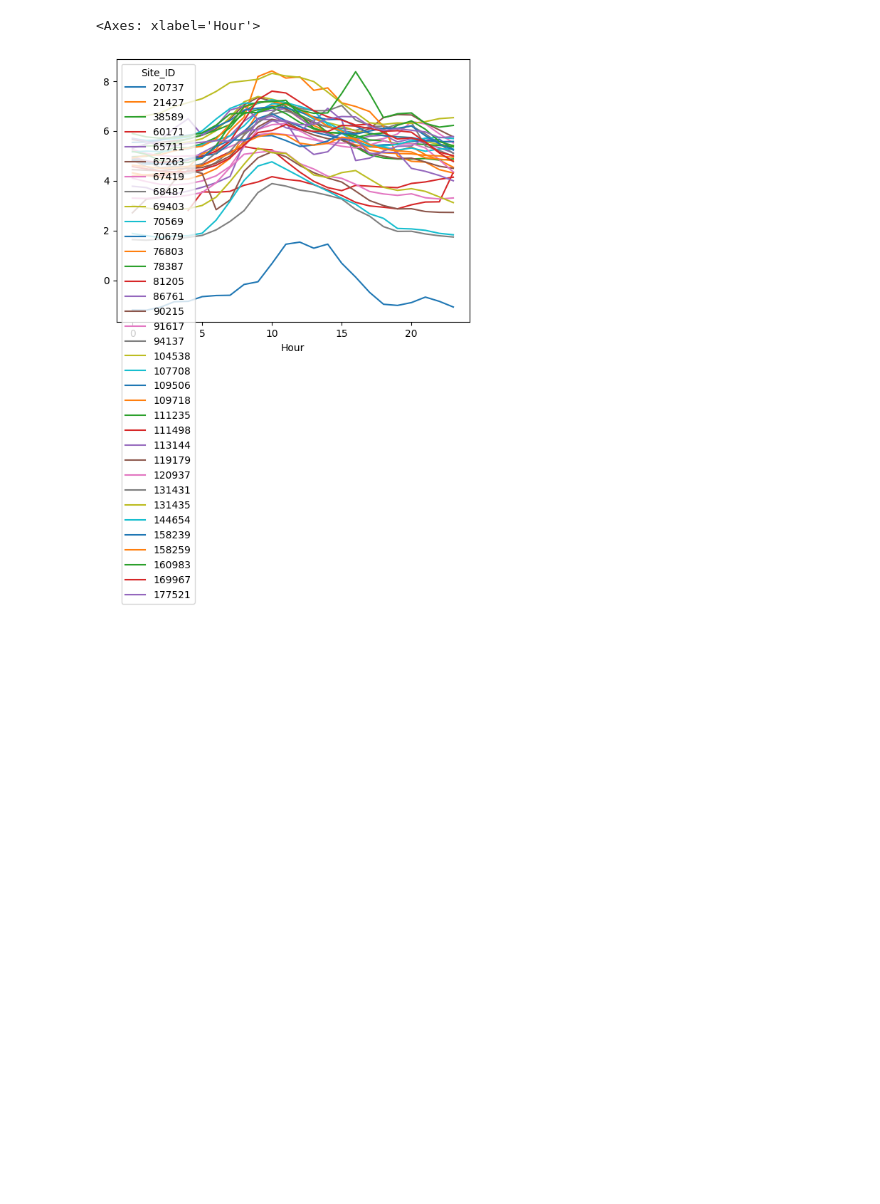
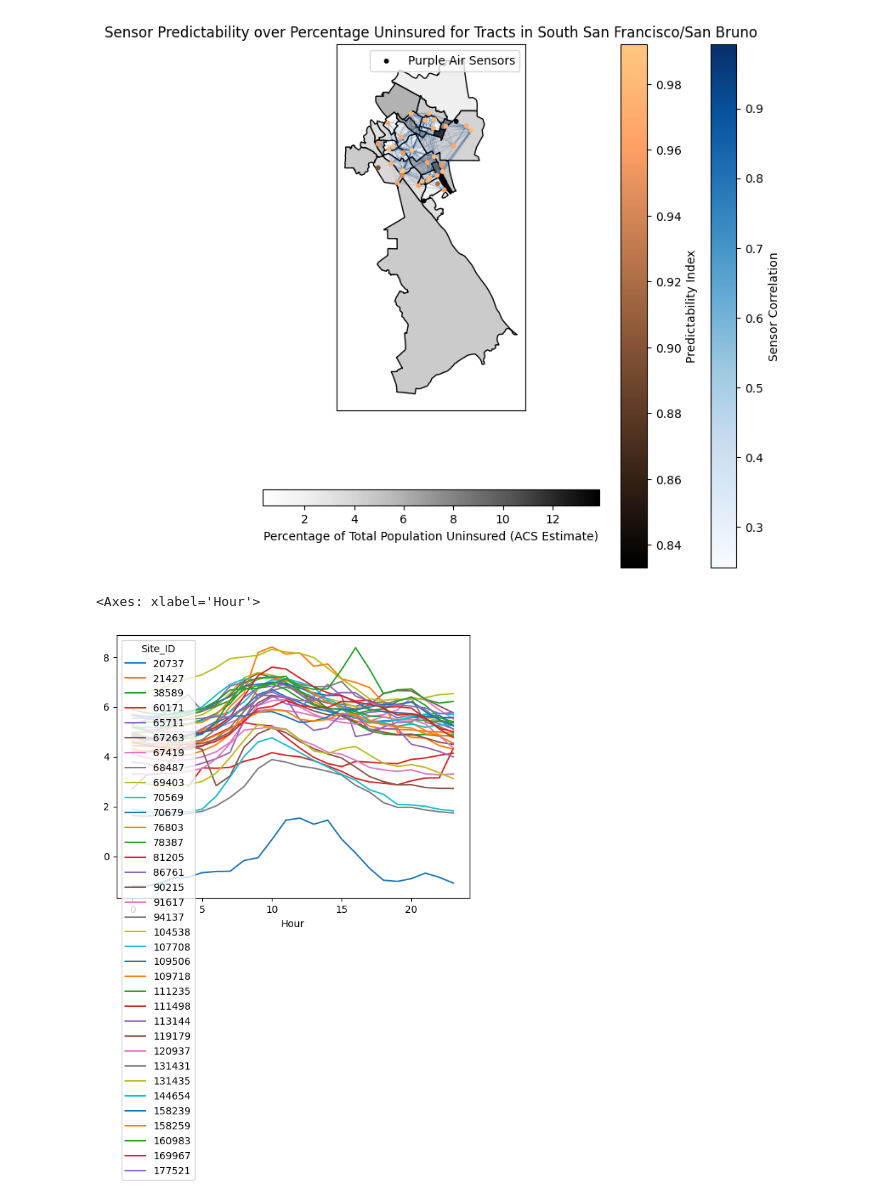
Before and after one commit to macks26/rise-south-city-dashboard, a Jupyter notebook: code/data_analysis_geo.ipynb, the cells around one changed output. Saved outputs shown, nothing was run; the diff lists cells and outputs as text; code cells hidden in the pictures; blank space fills up the shorter version.

```diff
--- a/code/data_analysis_geo.ipynb
+++ b/code/data_analysis_geo.ipynb
@@ -57,0 +155,13 @@ array([ 20737,  21427,  38589,  60171,  65711,  67263,  67419,  68487,
+# %%
+# Manually handling float error because pandas is a fucking dumbass
+def manual_tofloat(val):
+    try:
+        return float(val)
+    except Exception:
+        return float('NaN')
+# %%
+hourly_asds['PM2.5_EPA'] = hourly_asds['PM2.5_EPA'].apply(manual_tofloat)
+# %%
+hourly_asds_pivot = hourly_asds.pivot(index='Datetime', columns='Site_ID', values='PM2.5_EPA')
+# %%
+sensor_corrs = hourly_asds_pivot.corr()
@@ -58,3 +198,90 @@ array([ 20737,  21427,  38589,  60171,  65711,  67263,  67419,  68487,
+# %%
+import matplotlib.colors as mcolors
+
+base = ins_mapping
+coords = np.array([list(point.coords)[0] for point in metadata.geometry])
+
+corr_threshold = 0
+
+G = nx.Graph()
+
+# Add nodes (points)
+for i, point in enumerate(metadata.geometry):
+    G.add_node(i, pos=(point.x, point.y))
+
+predictability = []
+# Add edges (correlations based on distance)
+for i in range(len(metadata)):
+    sensor_i = metadata['Site_ID'][i]
+    sensor_i_corrs = sensor_corrs[sensor_i]
+
+    for j in range(i + 1, len(metadata)):
+        sensor_j = metadata['Site_ID'][j]
+        corr = sensor_i_corrs[sensor_j]
+
+        if corr == corr and abs(corr) > corr_threshold:
+            G.add_edge(i, j, weight=corr)
+
+    predictability.append(sensor_i_corrs[sensor_i_corrs.index != sensor_i].max())
+
+# Step 4: Set the position for each node based on its geographical coordinates
+pos = {i: (metadata.geometry[i].x, metadata.geometry[i].y) for i in range(len(metadata))}
+
+# Step 5: Plot the map with GeoPandas and add the network
+
+fig, ax = plt.subplots(figsize=(8, 8))
+
+# Plot base map (you can use any geopandas dataframe that represents geographical boundaries)
+base.plot(
+    column='S2701_C05_001E',
+    edgecolor='black',
+    cmap='Greys',
+    legend=False,
+    missing_kwds={
+        'color': 'lightgrey',
+        'edgecolor': 'red',
+        'hatch': '///',
+        'label': 'No data'
+    },
+    ax=ax
+)
+
+# Plot the points (nodes of the network)
+#points.plot(ax=ax, color='red', markersize=50, label='Sensors')
+
+edges, weights = zip(*nx.get_edge_attributes(G,'weight').items())
+edge_width = list(map(lambda w: 4*w**50, weights))
+edge_cmap = plt.cm.Blues
+node_cmap = plt.cm.copper
+tract_cmap = plt.cm.Greys
+
+edges_sm = plt.cm.ScalarMappable(cmap=edge_cmap, norm=mcolors.Normalize(vmin=min(weights), vmax=max(weights)))
+edges_sm.set_array([])
+fig.colorbar(edges_sm, ax=ax, orientation="vertical", label="Sensor Correlation")
+
+nodes_sm = plt.cm.ScalarMappable(cmap=node_cmap, norm=mcolors.Normalize(vmin=min(predictability), vmax=max(predictability)))
+nodes_sm.set_array([])
+fig.colorbar(nodes_sm, ax=ax, orientation="vertical", label="Predictability Index")
+
+tract_sm = plt.cm.ScalarMappable(cmap=tract_cmap, norm=mcolors.Normalize(vmin=ins_mapping['S2701_C05_001E'].min(), vmax=ins_mapping['S2701_C05_001E'].max()))
+tract_sm.set_array([])
+fig.colorbar(tract_sm, ax=ax, orientation="horizontal", label="Percentage of Total Population Uninsured (ACS Estimate)")
+
+# Plot the edges (connections between points)
+nx.draw_networkx_edges(G, pos, ax=ax, edge_color=weights, width=edge_width, alpha=0.3, edge_cmap=plt.cm.Blues)
+
+# Plot the nodes (points) on top of the map
+nx.draw_networkx_nodes(G, pos, ax=ax, node_color=predictability, node_size=10, label='Purple Air Sensors', cmap=plt.cm.copper)
+
+# Customize plot
+ax.set_title('Sensor Predictability over Percentage Uninsured for Tracts in South San Francisco/San Bruno')
+#plt.xlabel('Longitude')
+#plt.ylabel('Latitude')
+plt.legend()
+
+plt.show()
+# %% [output]
+[figure, added]
 # %%
 site = hourly_asds[['Site_ID', 'Hour', 'PM2.5_EPA']]
 site_pivot = site.groupby(['Hour', 'Site_ID']).mean().reset_index().pivot(index='Hour', columns='Site_ID', values='PM2.5_EPA')
```
Also changed, not shown: parts of 19 cells of this notebook, 11 other files.
